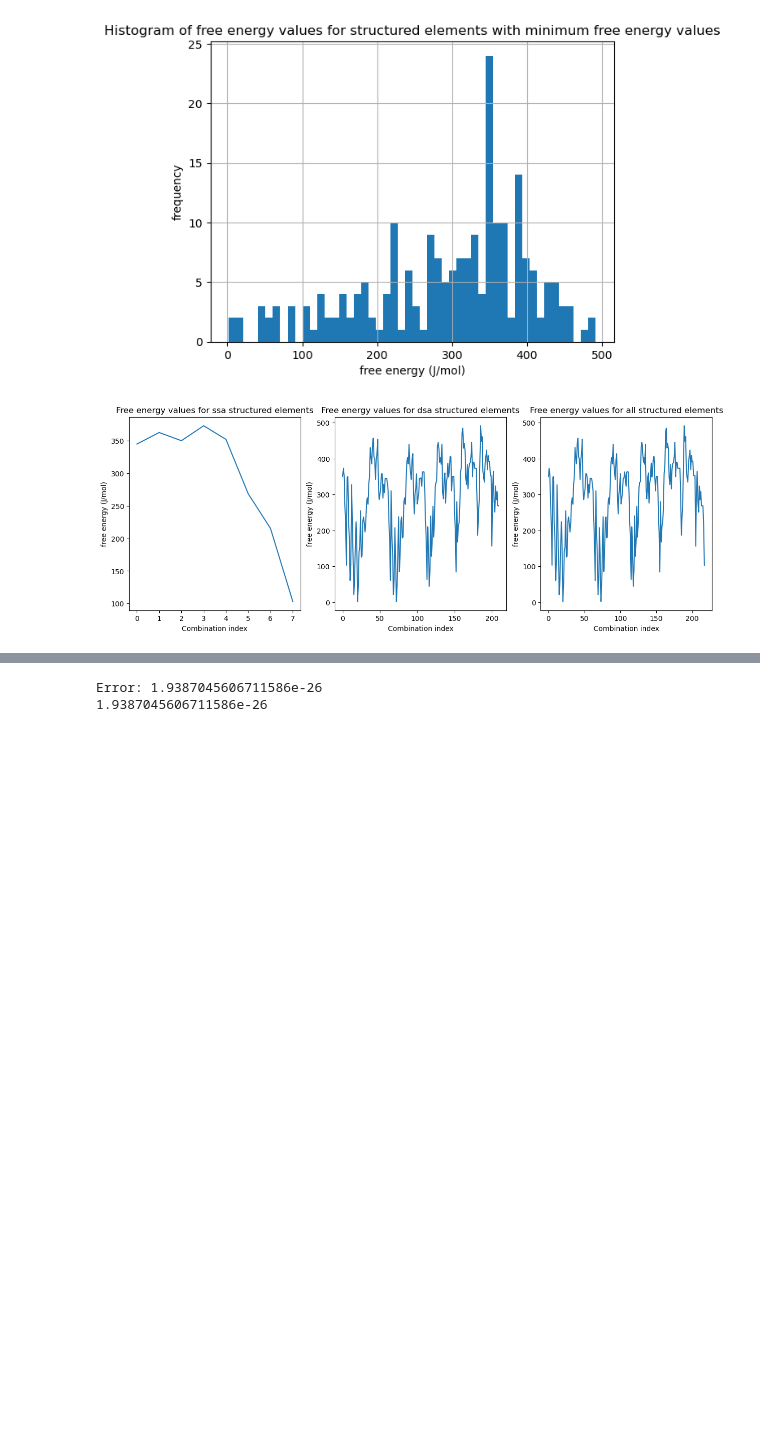
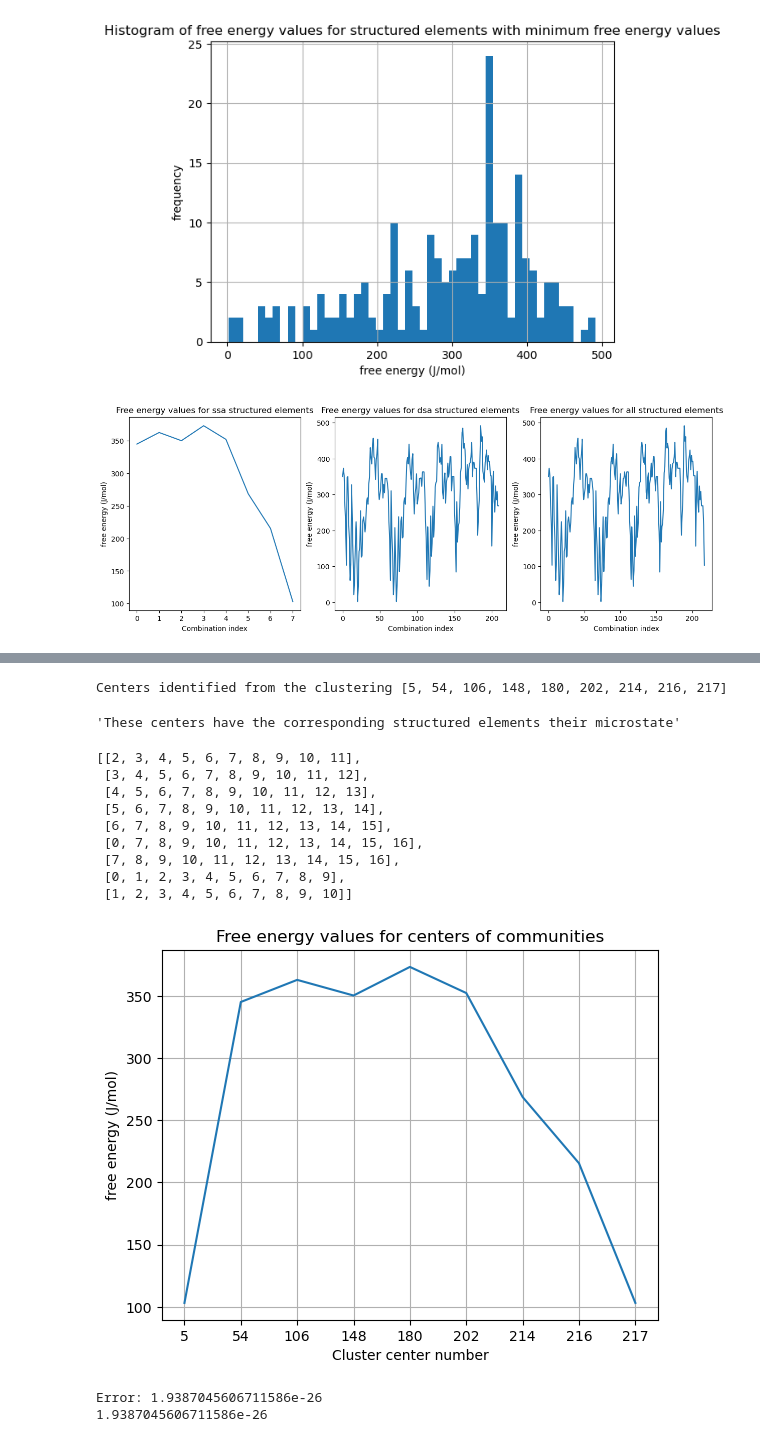
Before and after one commit to aadit-mahajan/binary-interfaces, a Jupyter notebook: workflow/FE.ipynb, the cells around one changed output, grey strips where cells are left out. Saved outputs shown, nothing was run; the diff lists cells and outputs as text; code cells hidden in the pictures; blank space fills up the shorter version.

```diff
--- a/workflow/FE.ipynb
+++ b/workflow/FE.ipynb
@@ -423,3 +506,53 @@ plt.show()
+# %%
+# find clusters and their centers in the graph
+from networkx.algorithms import community
+communities = community.girvan_newman(G)
+top_level_communities = next(communities)
+
+# get the communities and their centers
+communities = list(top_level_communities)
+centers = []
+for comm in communities:
+    center = nx.center(G.subgraph(comm))
+    centers.append(center)
+
+centers_struct_elems = []
+centers_struct_elems_idx = []
+for center in centers:
+    for node in center:
+        centers_struct_elems_idx.append(node)
+        centers_struct_elems.append(struct_elem_list[node])
+
+centers_struct_elems_idx.sort()
+centers_g_vals = min_g_vals_groups.iloc[centers_struct_elems_idx].reset_index()
+print("Centers identified from the clustering", centers_struct_elems_idx)
+display("These centers have the corresponding structured elements their microstate", centers_struct_elems)
+
+plt.plot(centers_g_vals.g_part)
+plt.ylabel('free energy (J/mol)')
+plt.title('Free energy values for centers of communities')
+plt.xlabel('Cluster center number')
+plt.xticks(range(len(centers_g_vals)), centers_struct_elems_idx)
+plt.grid()
+plt.show()
+
+# What these indexes imply is that the structured elements at these indexes are the centers of the communities that were identified in the graph.
+
+# This is able to give a much clearer picture of the free energy values that were seen in the earlier free energy plots which involved all combinations.
+# TODO: Can also look at how to use the edge weight data to understand the transitions between the different conformations.
+# %% [output]
+Centers identified from the clustering [5, 54, 106, 148, 180, 202, 214, 216, 217]
+'These centers have the corresponding structured elements their microstate'
+[[2, 3, 4, 5, 6, 7, 8, 9, 10, 11],
+ [3, 4, 5, 6, 7, 8, 9, 10, 11, 12],
+ [4, 5, 6, 7, 8, 9, 10, 11, 12, 13],
+ [5, 6, 7, 8, 9, 10, 11, 12, 13, 14],
+ [6, 7, 8, 9, 10, 11, 12, 13, 14, 15],
+ [0, 7, 8, 9, 10, 11, 12, 13, 14, 15, 16],
+ [7, 8, 9, 10, 11, 12, 13, 14, 15, 16],
+ [0, 1, 2, 3, 4, 5, 6, 7, 8, 9],
+ [1, 2, 3, 4, 5, 6, 7, 8, 9, 10]]
+[figure, added]
 # %%
 from sklearn.tree import DecisionTreeRegressor
 
```
Also changed, not shown: parts of 2 cells of this notebook, 1 other file.
